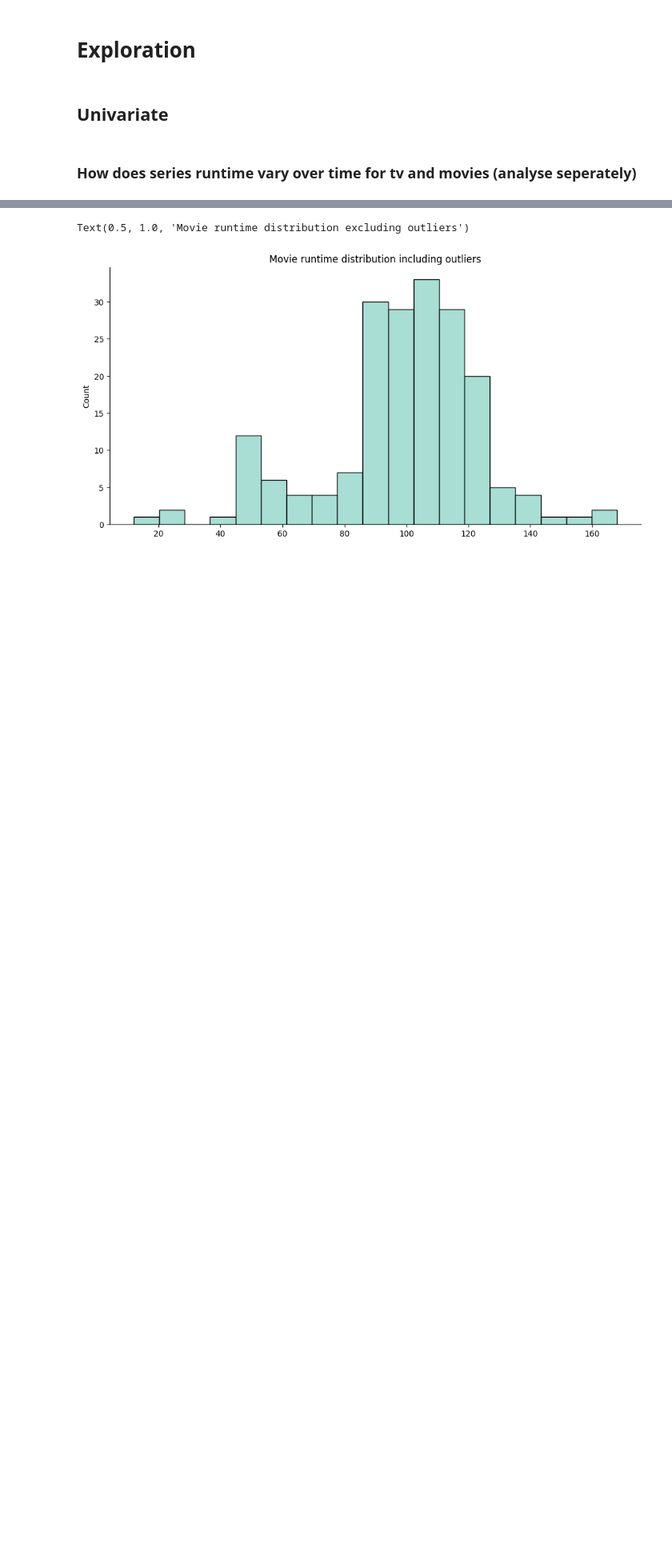
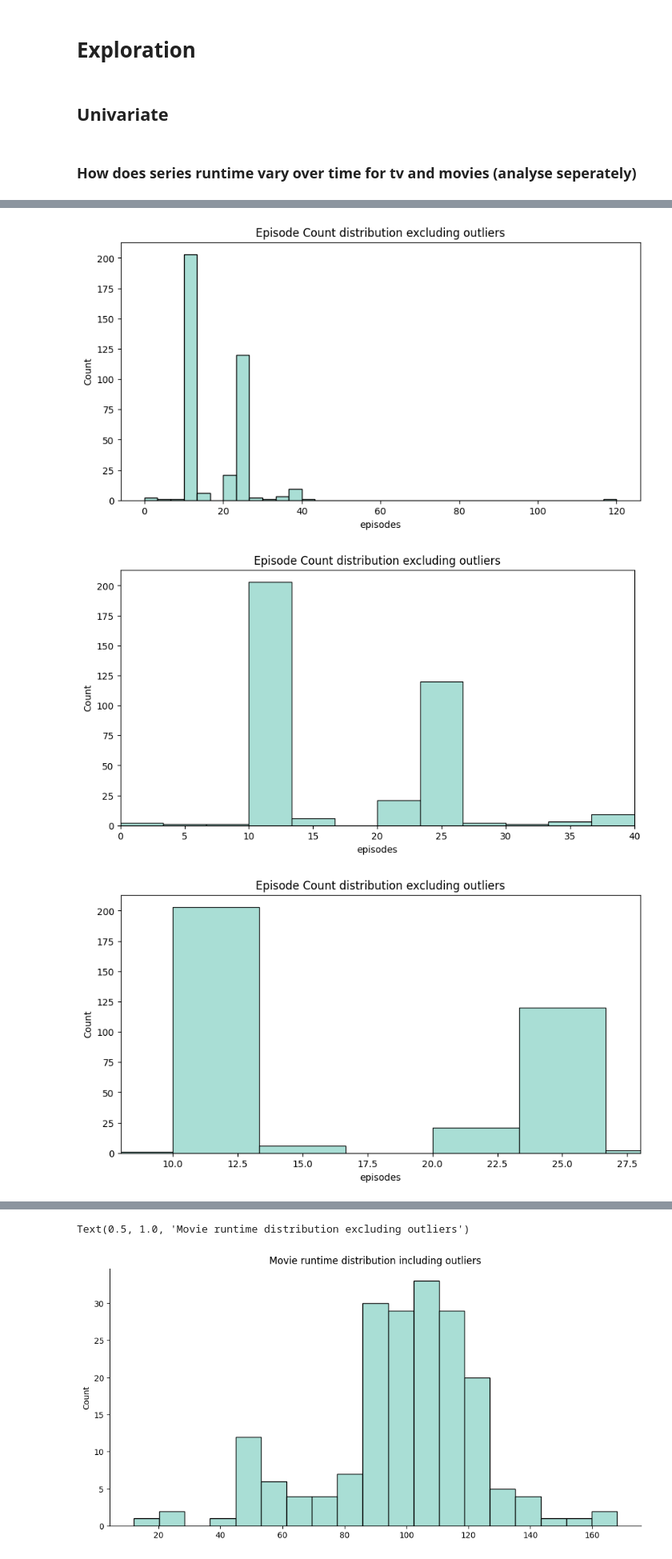
Before and after one commit to Esalsac/project-2-eda-sql, a Jupyter notebook: Week_3_Project.ipynb, the cells around one changed output, grey strips where cells are left out. Shown at 80% size. Drawn from its saved outputs; the diff is of its cells as text; code cells hidden in the pictures; blank space fills up the shorter version.

```diff
--- a/Week_3_Project.ipynb
+++ b/Week_3_Project.ipynb
@@ -606,0 +642,23 @@ can be done on-the-fly with the iqr_outlier_strip() function
+# %%
+plt.figure(figsize=(10,5))
+sns.histplot(anime_tv_runtime_filtered["episodes"])
+plt.title("Episode Count distribution excluding outliers")
+plt.show()
+
+
+plt.figure(figsize=(10,5))
+sns.histplot(anime_tv_runtime_filtered["episodes"],binrange=(0, 200))
+plt.title("Episode Count distribution excluding outliers")
+plt.xlim(0,40)
+plt.show()
+
+
+plt.figure(figsize=(10,5))
+sns.histplot(anime_tv_runtime_filtered["episodes"], binrange=(0, 200))
+plt.title("Episode Count distribution excluding outliers")
+plt.xlim(8,28)
+plt.show()
+# %% [output]
+[figure, added]
+[figure, added]
+[figure, added]
```
Also changed, not shown: parts of 23 cells of this notebook.
